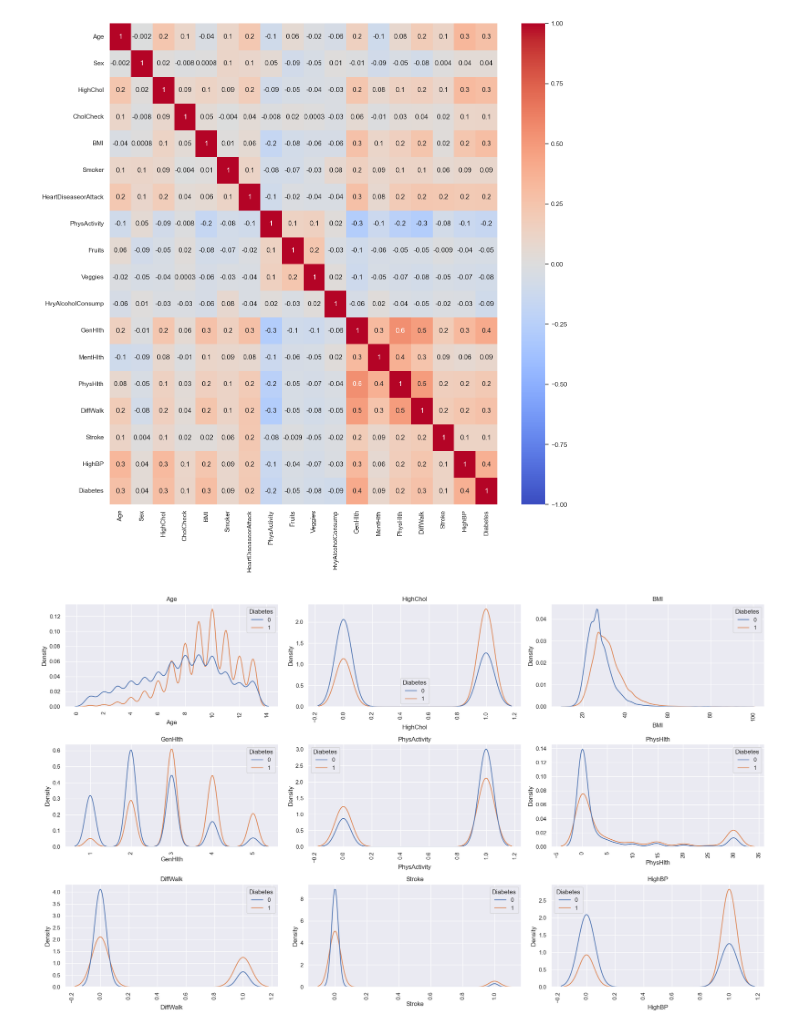
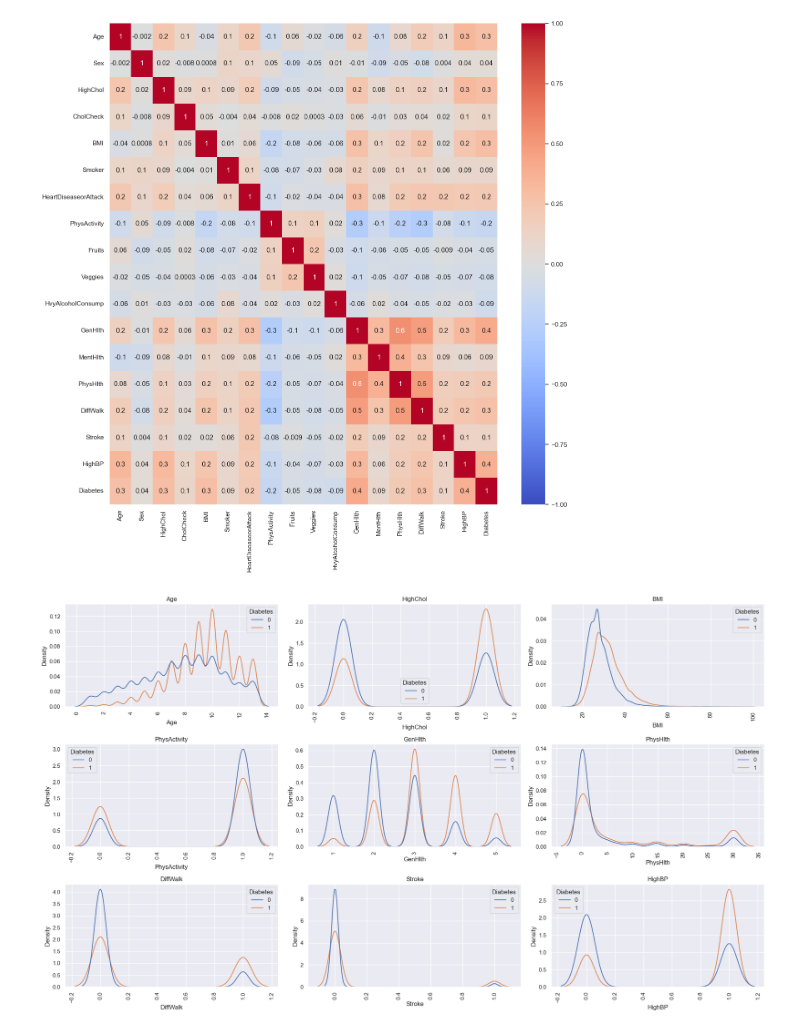
Before and after one commit to bhosley/Schoolwork, a Jupyter notebook: 2023Q2 - Statistical Machine Learning/Project/Data Exploration Notebook.ipynb, the cells around one changed output. Cells and saved outputs as stored; diff of their text form; code cells hidden in the pictures.

```diff
--- a/2023Q2 - Statistical Machine Learning/Project/Data Exploration Notebook.ipynb
+++ b/2023Q2 - Statistical Machine Learning/Project/Data Exploration Notebook.ipynb
@@ -49,18 +49,18 @@ sns.heatmap(df.corr(),vmin=-1, vmax=1, annot = True, fmt='.1g',cmap= 'coolwarm')
 <AxesSubplot:>
 [figure]
 # %%
-dm = df[["Age", "HighChol", "BMI",'GenHlth', "PhysActivity", "PhysHlth", 'DiffWalk', 'Stroke', "HighBP", "Diabetes"]]
+dm = df[["Age", "HighChol", "BMI", "PhysActivity",'GenHlth', "PhysHlth", 'DiffWalk', 'Stroke', "HighBP", "Diabetes"]]
 
 # All data columns except for color
 feature_cols = [x for x in dm.columns if x not in ['Diabetes']]
 plt.figure(figsize=(20,30))
 # loop for subplots
 for i in range(len(feature_cols)):
     plt.subplot(8,3,i+1)
     plt.title(feature_cols[i])
     plt.xticks(rotation=90)
     sns.kdeplot(data=dm, x=feature_cols[i], hue='Diabetes')
 
 plt.tight_layout()
 # %% [output]
-[figure, old version]
+[figure, new version]
```
